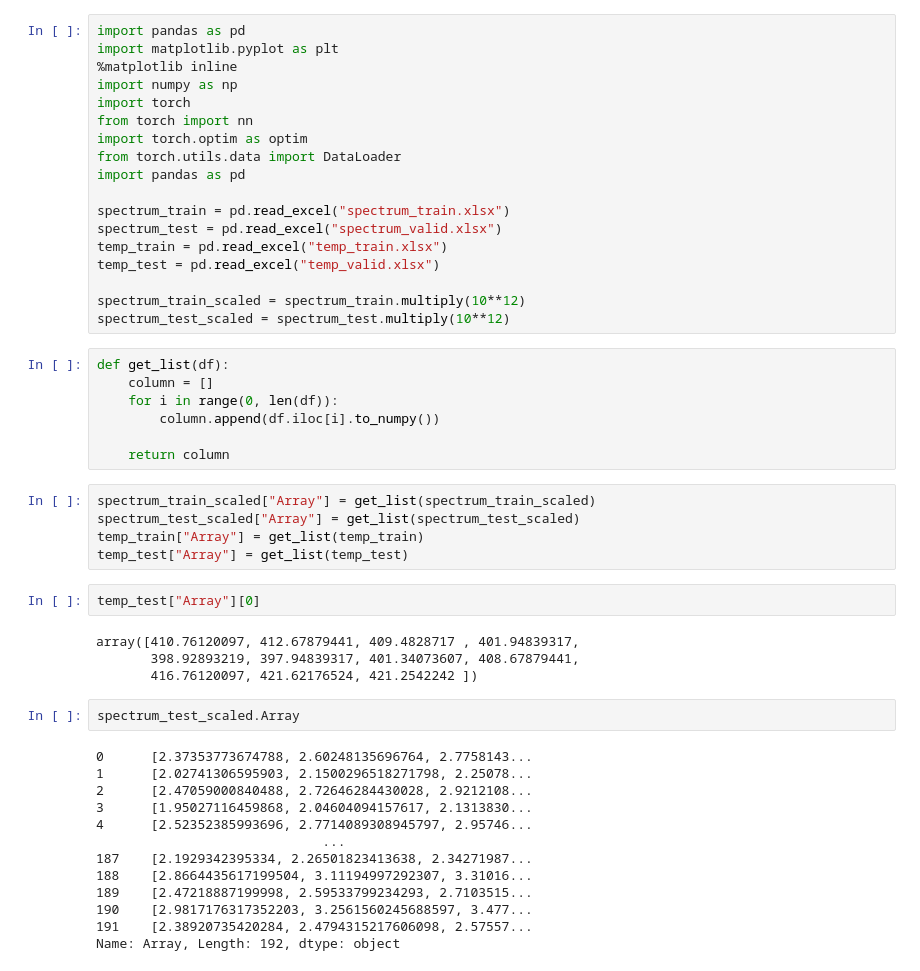
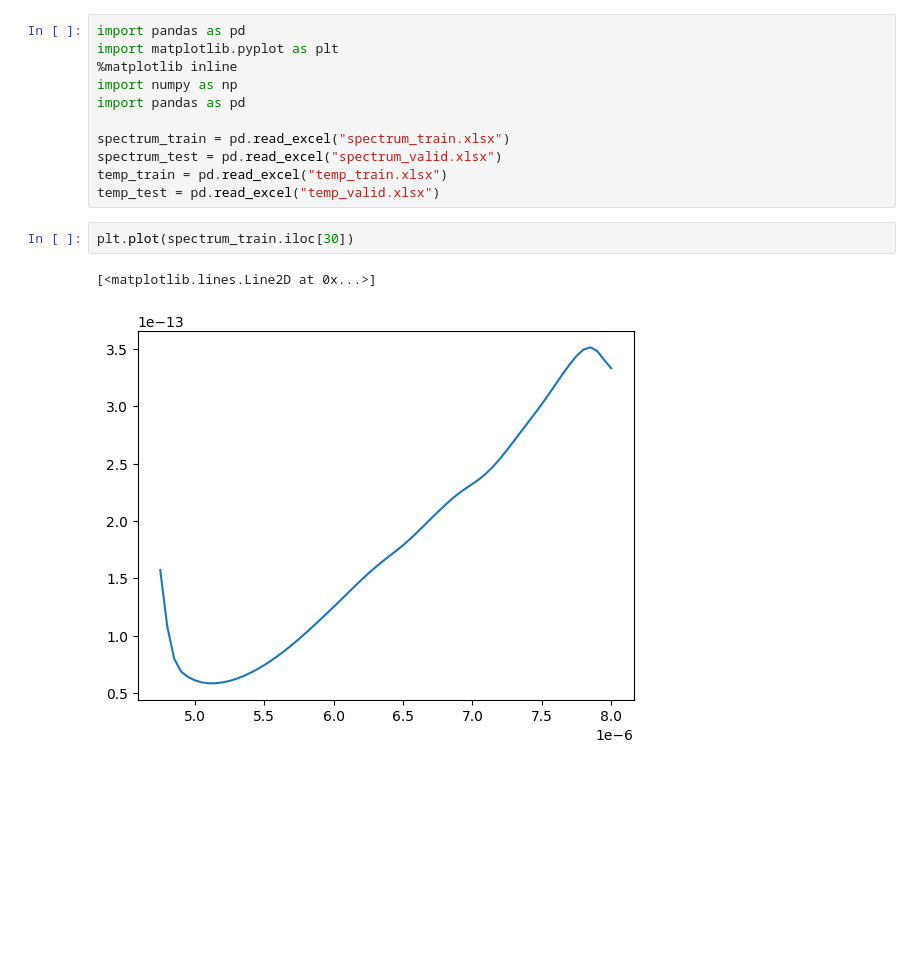
Before and after one commit to iAmBrig12/REU_AI_Thermography, a Jupyter notebook: data_exploration.ipynb, the cells around one changed output. Saved outputs shown, nothing was run; the diff lists cells and outputs as text; blank space fills up the shorter version.

Commit message:
explored the data a little more

```diff
--- a/data_exploration.ipynb
+++ b/data_exploration.ipynb
@@ -3,49 +3,14 @@ import pandas as pd
 import matplotlib.pyplot as plt
 %matplotlib inline
 import numpy as np
-import torch
-from torch import nn
-import torch.optim as optim
-from torch.utils.data import DataLoader
 import pandas as pd
 
 spectrum_train = pd.read_excel("spectrum_train.xlsx")
 spectrum_test = pd.read_excel("spectrum_valid.xlsx")
 temp_train = pd.read_excel("temp_train.xlsx")
 temp_test = pd.read_excel("temp_valid.xlsx")
-
-spectrum_train_scaled = spectrum_train.multiply(10**12)
-spectrum_test_scaled = spectrum_test.multiply(10**12)
-# %%
-def get_list(df):
-    column = []
-    for i in range(0, len(df)):
-        column.append(df.iloc[i].to_numpy())
-
-    return column
-# %%
-spectrum_train_scaled["Array"] = get_list(spectrum_train_scaled)
-spectrum_test_scaled["Array"] = get_list(spectrum_test_scaled)
-temp_train["Array"] = get_list(temp_train)
-temp_test["Array"] = get_list(temp_test)
-# %%
-temp_test["Array"][0]
-# %% [output]
-array([410.76120097, 412.67879441, 409.4828717 , 401.94839317,
-       398.92893219, 397.94839317, 401.34073607, 408.67879441,
-       416.76120097, 421.62176524, 421.2542242 ])
-# %%
-spectrum_test_scaled.Array
-# %% [output]
-0      [2.37353773674788, 2.60248135696764, 2.7758143...
-1      [2.02741306595903, 2.1500296518271798, 2.25078...
-2      [2.47059000840488, 2.72646284430028, 2.9212108...
-3      [1.95027116459868, 2.04604094157617, 2.1313830...
-4      [2.52352385993696, 2.7714089308945797, 2.95746...
-                             ...
-187    [2.1929342395334, 2.26501823413638, 2.34271987...
-188    [2.8664435617199504, 3.11194997292307, 3.31016...
-189    [2.47218887199998, 2.59533799234293, 2.7103515...
-190    [2.9817176317352203, 3.2561560245688597, 3.477...
-191    [2.38920735420284, 2.4794315217606098, 2.57557...
-Name: Array, Length: 192, dtype: object
+# %%
+plt.plot(spectrum_train.iloc[30])
+# %% [output]
+[<matplotlib.lines.Line2D at 0x...>]
+[figure, added]
```
Also changed, not shown: parts of 10 cells of this notebook, 1 other file.
